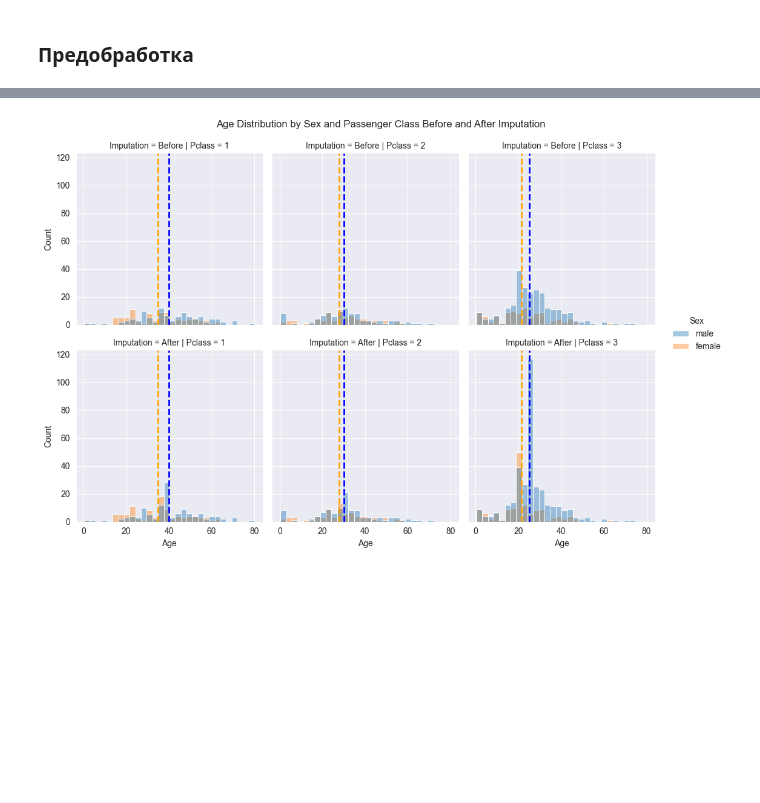
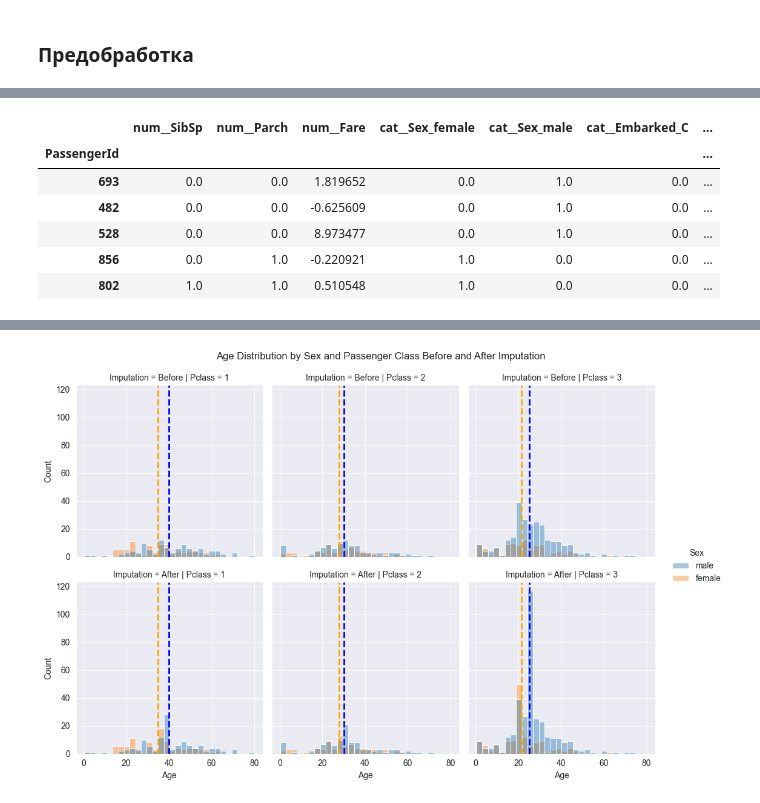
Before and after one commit to sonyakkmas/internship, a Jupyter notebook: 3-wednesday/main.ipynb, the cells around one changed output, grey strips where cells are left out. Drawn from its saved outputs; the diff is of its cells as text; code cells hidden in the pictures; blank space fills up the shorter version.

Commit message:
feat: add analysis, make custom imputer,  train logreg to see performance

```diff
--- a/3-wednesday/main.ipynb
+++ b/3-wednesday/main.ipynb
@@ -373,0 +504,23 @@ X_transformed_df.head()
+# %%
+### JUST TO SEE HOW THE RESULT LOOKS
+
+X_age_imputed = model_custom.named_steps["age_group_imputer"].fit_transform(X_train)
+X_processed = model_custom.named_steps["preprocessor"].fit_transform(X_age_imputed)
+
+feature_names = model_custom.named_steps["preprocessor"].get_feature_names_out()
+
+X_processed_df = pd.DataFrame(
+    X_processed,
+    columns=feature_names,
+    index=X_age_imputed.index
+)
+
+X_processed_df.head()
+# %% [output]
+|  | num__SibSp | num__Parch | num__Fare | cat__Sex_female | cat__Sex_male | cat__Embarked_C | ... |
+| PassengerId |  |  |  |  |  |  | ... |
+| 693 | 0.0 | 0.0 | 1.819652 | 0.0 | 1.0 | 0.0 | ... |
+| 482 | 0.0 | 0.0 | -0.625609 | 0.0 | 1.0 | 0.0 | ... |
+| 528 | 0.0 | 0.0 | 8.973477 | 0.0 | 1.0 | 0.0 | ... |
+| 856 | 0.0 | 1.0 | -0.220921 | 1.0 | 0.0 | 0.0 | ... |
+| 802 | 1.0 | 1.0 | 0.510548 | 1.0 | 0.0 | 0.0 | ... |
```
Also changed, not shown: parts of 15 cells of this notebook.
